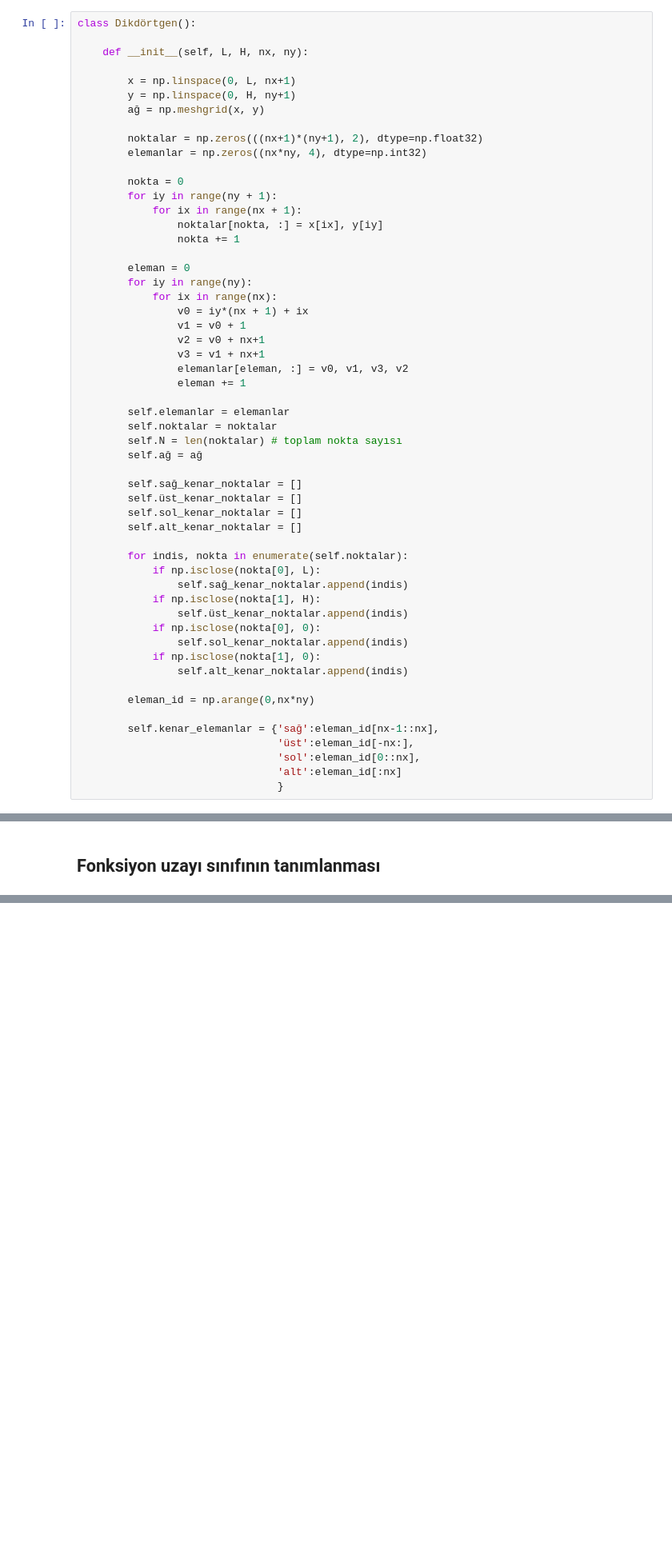
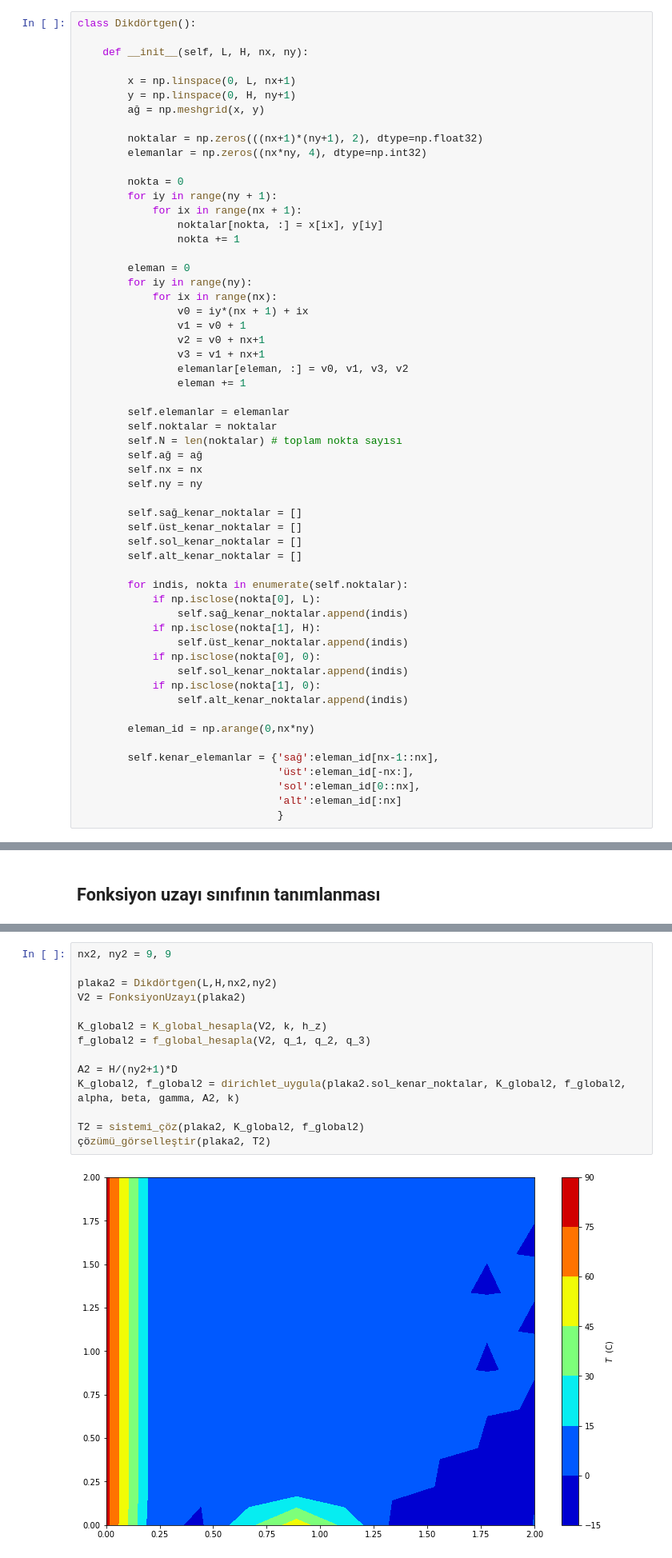
Before and after one commit to seatemelleri/SEA-Temelleri, a Jupyter notebook: Dersler/7_e.ipynb, the cells around one changed output, grey strips where cells are left out. Shown: that part at 80% size. Saved outputs shown, nothing was run; the diff lists cells and outputs as text; blank space fills up the shorter version.

```diff
--- a/Dersler/7_e.ipynb
+++ b/Dersler/7_e.ipynb
@@ -69,6 +69,8 @@ class Dikdörtgen():
         self.noktalar = noktalar
         self.N = len(noktalar) # toplam nokta sayısı
         self.ağ = ağ
+        self.nx = nx
+        self.ny = ny
 
         self.sağ_kenar_noktalar = []
         self.üst_kenar_noktalar = []
@@ -407,0 +459,16 @@ plt.colorbar()
+# %%
+nx2, ny2 = 9, 9
+
+plaka2 = Dikdörtgen(L,H,nx2,ny2)
+V2 = FonksiyonUzayı(plaka2)
+
+K_global2 = K_global_hesapla(V2, k, h_z)
+f_global2 = f_global_hesapla(V2, q_1, q_2, q_3)
+
+A2 = H/(ny2+1)*D
+K_global2, f_global2 = dirichlet_uygula(plaka2.sol_kenar_noktalar, K_global2, f_global2, alpha, beta, gamma, A2, k)
+
+T2 = sistemi_çöz(plaka2, K_global2, f_global2)
+çözümü_görselleştir(plaka2, T2)
+# %% [output]
+[figure, added]
```
Also changed, not shown: parts of 28 cells of this notebook, 3 other files.
